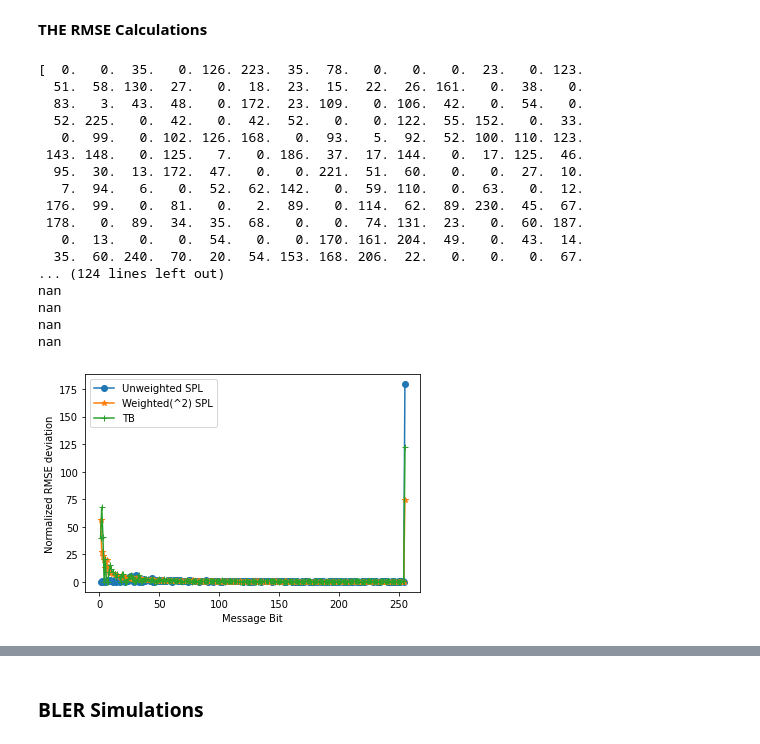
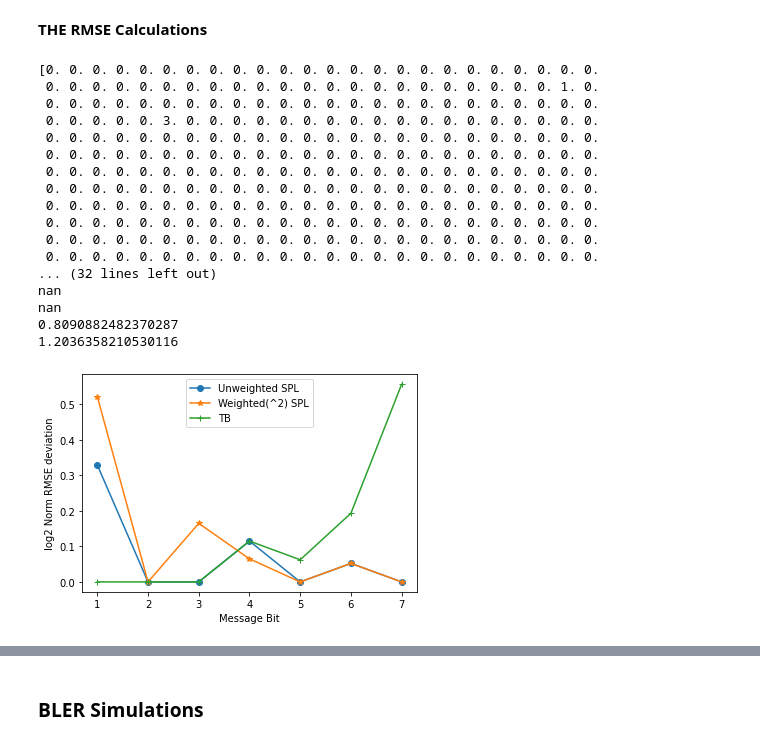
Before and after one commit to neelabhro/Deep-Learning-based-Wireless-Communications, a Jupyter notebook: SPL_uw|SPL_w|TB.ipynb, the cells around one changed output, grey strips where cells are left out. Saved outputs shown, nothing was run; the diff lists cells and outputs as text; code cells hidden in the pictures.

Commit message:
Progress in BLER Computation

```diff
--- a/SPL_uw|SPL_w|TB.ipynb
+++ b/SPL_uw|SPL_w|TB.ipynb
@@ -121,7 +121,7 @@ for i in range(1000):
   Pr[i] = Free_Lp[i]-Lo+Gm+Gb+Pt  #in dBW
   #SNR_var[i] = 20*math.log10(s[i] + 1) #Provides SNR (stddev) values for all distances spanning s
   #SNR_var[i] = (60/M)*s[i]
-  SNR_var[i] = ((M)/((s[i]+1)*4))
+  SNR_var[i] = ((M)/((s[i]+1)*4))*25
   #print(SNR_var[i])
 for i in SNR_var.values():
   ad_noise_std.append(i)
@@ -137,7 +137,7 @@ for j in range(M+1,1):
   Pr[j] = Free_Lp[j]-Lo+Gm+Gb+Pt  #in dBW
   #SNR_var[j] = 20*math.log10(s[j] + 1)
   #SNR_var[j] = (60/M)*j
-  SNR_var[j] = ((M)/((j+1)*4))
+  SNR_var[j] = ((M)/((j+1)*4))*25
 
 const_noise_std = []  #The values of the dictionary, finally providing an array of stdevs
 for j in SNR_var.values():
@@ -147,7 +147,7 @@ const_noise_std = np.transpose(np.tile(const_noise_std, (2,2,1)))
 
 seven_noise_std = np.ones(1000)*7
 seven_noise_std = np.transpose(np.tile(seven_noise_std, (2,2,1)))
-print((ad_noise_std))
+#print((ad_noise_std))
 
 tr_noise_std = []
 for i in range(1000):
@@ -155,9 +155,10 @@ for i in range(1000):
   Pr[i] = Free_Lp[i]-Lo+Gm+Gb+Pt  #in dBW
   #SNR_var[i] = 20*math.log10(s[i] + 1) #Provides SNR (stddev) values for all distances spanning s
   #SNR_var[i] = (60/M)*tr[i]
-  SNR_var[i] = ((M)/((tr[i]+1)*4))
+  SNR_var[i] = ((M)/((tr[i]+1)*4))*25
 for i in SNR_var.values():
   tr_noise_std.append(i)
 
 tr_noise_std = np.transpose(np.tile(tr_noise_std, (2,2,1)))
+print(s)
 # %% [output]
@@ -961,12 +966,13 @@ class AE_Tb(object):
             self.vars['lr']: lr,
         }
 
-    def gen_e2e_feed_dict(self, batch_size, ebnodb, s_input):
+    def gen_e2e_feed_dict(self, batch_size, ebnodb, s_input, lr):
         '''Generate a feed dictionary for training and validation'''
         return {
             self.vars['batch_size']: batch_size,
             self.vars['noise_std']: self.EbNo2Sigma(ebnodb),
             self.vars['s']: s_input,
+            self.vars['lr']: lr,
         }
 
     def load(self, filename):
@@ -1007,7 +1013,7 @@ class AE_Tb(object):
 
     def end2end(self, batch_size, ebnodb, input_s):
         '''Returns the transmitted sigals corresponding to message indices'''
-        return self.sess.run(self.vars['correct_s_hat'], feed_dict=self.gen_e2e_feed_dict(batch_size, ebnodb, input_s))
+        return self.sess.run(self.vars['correct_s_hat'], feed_dict=self.gen_e2e_feed_dict(batch_size, ebnodb, input_s, lr=0))
         #print(self.sess.run(self.vars['correct_s_hat'], feed_dict={self.vars['s']: input_s}))
 
     #print(self.sess.run(self.vars['s_hat'], feed_dict={self.vars['s']: s}))
@@ -1057,6 +1063,22 @@ class AE_Tb(object):
             BLER = BLER + bler/iterations
         return BLER
 
+    def bler_sim1(self,s,  ebnodbs, batch_size, iterations):
+        '''Monte Carlo simulations of BLER for a range of Eb/No
+           Sometimes we to compute statistics for batch sizes that do not fit into the GPUs memory.
+           You can average over multiple batches with small size instead.
+        '''
+        BLER = np.zeros_like(ebnodbs)
+        for i in range(iterations):
+          for ebnodb in ebnodbs:
+            print(s, batch_size, ebnodb)
+          bler = np.array([self.sess.run(self.vars['bler'],
+                            feed_dict=self.gen_e2e_feed_dict(batch_size, np.transpose(np.tile(np.ones(1000)*ebnodb, (2,2,1))), s, lr=0)) for ebnodb in ebnodbs])
+
+          BLER = BLER + bler/iterations
+        return BLER
+
+
     def plot_bler(self, EbNodB, BLER):
         '''Plot a BLER curve'''
         image = plt.figure(figsize=(10,8))
@@ -1228,56 +1248,56 @@ rmse_TbA = []
 for i in rmse_Tb.values():
   rmse_TbA.append(i)
 #rmse_uwA = rmse_uwA + 1
 #rmse_wA = rmse_wA + 1
 #rmse_uw = [rmse_uw_0, rmse_uw_1, rmse_uw_2, rmse_uw_3, rmse_uw_4, rmse_uw_5, rmse_uw_6, rmse_uw_7, rmse_uw_8, rmse_uw_9, rmse_uw_10, rmse_uw_11, rmse_uw_12, rmse_uw_13, rmse_uw_14, rmse_uw_15]
-rmse_uw = np.log10(np.divide(rmse_uwA,message_factor) +1 )
-rmse_uw = (np.divide(rmse_uwA,message_factor))
+rmse_uw = np.log2(np.divide(rmse_uwA,message_factor) +1 )
+#rmse_uw = (np.divide(rmse_uwA,message_factor))
 #rmse_uw = np.log2(np.divide(rmse_uwA,1) +1 )
 #rmse_w = [rmse_w_0, rmse_w_1, rmse_w_2, rmse_w_3, rmse_w_4, rmse_w_5, rmse_w_6, rmse_w_7, rmse_w_8, rmse_w_9, rmse_w_10, rmse_w_11, rmse_w_12, rmse_w_13, rmse_w_14, rmse_w_15]
-rmse_w = np.log10(np.divide(rmse_wA,message_factor) +1 )
-rmse_w = (np.divide(rmse_wA,message_factor))
+rmse_w = np.log2(np.divide(rmse_wA,message_factor) +1 )
+#rmse_w = (np.divide(rmse_wA,message_factor))
 #rmse_w = np.log2(np.divide(rmse_wA,1) +1 )
 
-rmse_Tb = np.log10(np.divide(rmse_TbA,message_factor) +1 )
-rmse_Tb = (np.divide(rmse_TbA,message_factor))
+rmse_Tb = np.log2(np.divide(rmse_TbA,message_factor) +1 )
+#rmse_Tb = (np.divide(rmse_TbA,message_factor))
 #rmse_Tb = np.log2(np.divide(rmse_TbA,1) +1 )
 #message = [0,1,2,3,4,5,6,7,8,9,10,11,12,13,14,15]
 message = np.arange(M)
 
 print(rmse_uw)
 plt.plot(message, rmse_uw, '-o');
 plt.plot(message, rmse_w, '-*');
 plt.plot(message, rmse_Tb, '-+');
 plt.xlabel('Message Bit')
 plt.ylabel('Normalized RMSE deviation')
-#plt.ylabel('log10 Norm RMSE deviation')
+plt.ylabel('log2 Norm RMSE deviation')
 plt.legend(['Unweighted SPL', 'Weighted(^2) SPL','TB'])
 
 
 print(np.sum(rmse_uw))
 print(np.sum(rmse_w))
 
 print(np.sum(rmse_uwA))
 print(np.sum(rmse_wA))
 # %% [output]
-[  0.   0.  35.   0. 126. 223.  35.  78.   0.   0.   0.  23.   0. 123.
-  51.  58. 130.  27.   0.  18.  23.  15.  22.  26. 161.   0.  38.   0.
-  83.   3.  43.  48.   0. 172.  23. 109.   0. 106.  42.   0.  54.   0.
-  52. 225.   0.  42.   0.  42.  52.   0.   0. 122.  55. 152.   0.  33.
-   0.  99.   0. 102. 126. 168.   0.  93.   5.  92.  52. 100. 110. 123.
- 143. 148.   0. 125.   7.   0. 186.  37.  17. 144.   0.  17. 125.  46.
-  95.  30.  13. 172.  47.   0.   0. 221.  51.  60.   0.   0.  27.  10.
-   7.  94.   6.   0.  52.  62. 142.   0.  59. 110.   0.  63.   0.  12.
- 176.  99.   0.  81.   0.   2.  89.   0. 114.  62.  89. 230.  45.  67.
- 178.   0.  89.  34.  35.  68.   0.   0.  74. 131.  23.   0.  60. 187.
-   0.  13.   0.   0.  54.   0.   0. 170. 161. 204.  49.   0.  43.  14.
-  35.  60. 240.  70.  20.  54. 153. 168. 206.  22.   0.   0.   0.  67.
-... (124 lines left out)
+[0. 0. 0. 0. 0. 0. 0. 0. 0. 0. 0. 0. 0. 0. 0. 0. 0. 0. 0. 0. 0. 0. 0. 0.
+ 0. 0. 0. 0. 0. 0. 0. 0. 0. 0. 0. 0. 0. 0. 0. 0. 0. 0. 0. 0. 0. 0. 1. 0.
+ 0. 0. 0. 0. 0. 0. 0. 0. 0. 0. 0. 0. 0. 0. 0. 0. 0. 0. 0. 0. 0. 0. 0. 0.
+ 0. 0. 0. 0. 0. 3. 0. 0. 0. 0. 0. 0. 0. 0. 0. 0. 0. 0. 0. 0. 0. 0. 0. 0.
+ 0. 0. 0. 0. 0. 0. 0. 0. 0. 0. 0. 0. 0. 0. 0. 0. 0. 0. 0. 0. 0. 0. 0. 0.
+ 0. 0. 0. 0. 0. 0. 0. 0. 0. 0. 0. 0. 0. 0. 0. 0. 0. 0. 0. 0. 0. 0. 0. 0.
+ 0. 0. 0. 0. 0. 0. 0. 0. 0. 0. 0. 0. 0. 0. 0. 0. 0. 0. 0. 0. 0. 0. 0. 0.
+ 0. 0. 0. 0. 0. 0. 0. 0. 0. 0. 0. 0. 0. 0. 0. 0. 0. 0. 0. 0. 0. 0. 0. 0.
+ 0. 0. 0. 0. 0. 0. 0. 0. 0. 0. 0. 0. 0. 0. 0. 0. 0. 0. 0. 0. 0. 0. 0. 0.
+ 0. 0. 0. 0. 0. 0. 0. 0. 0. 0. 0. 0. 0. 0. 0. 0. 0. 0. 0. 0. 0. 0. 0. 0.
+ 0. 0. 0. 0. 0. 0. 0. 0. 0. 0. 0. 0. 0. 0. 0. 0. 0. 0. 0. 0. 0. 0. 0. 0.
+ 0. 0. 0. 0. 0. 0. 0. 0. 0. 0. 0. 0. 0. 0. 0. 0. 0. 0. 0. 0. 0. 0. 0. 0.
+... (32 lines left out)
 nan
 nan
-nan
-nan
+0.8090882482370287
+1.2036358210530116
-[figure, old version]
+[figure, new version]
 # %%
 ae.plot_constellation(const_noise_std);
 #plot_constellation_2(ae,range(0,ae.M))
```
Also changed, not shown: parts of 16 cells of this notebook.
